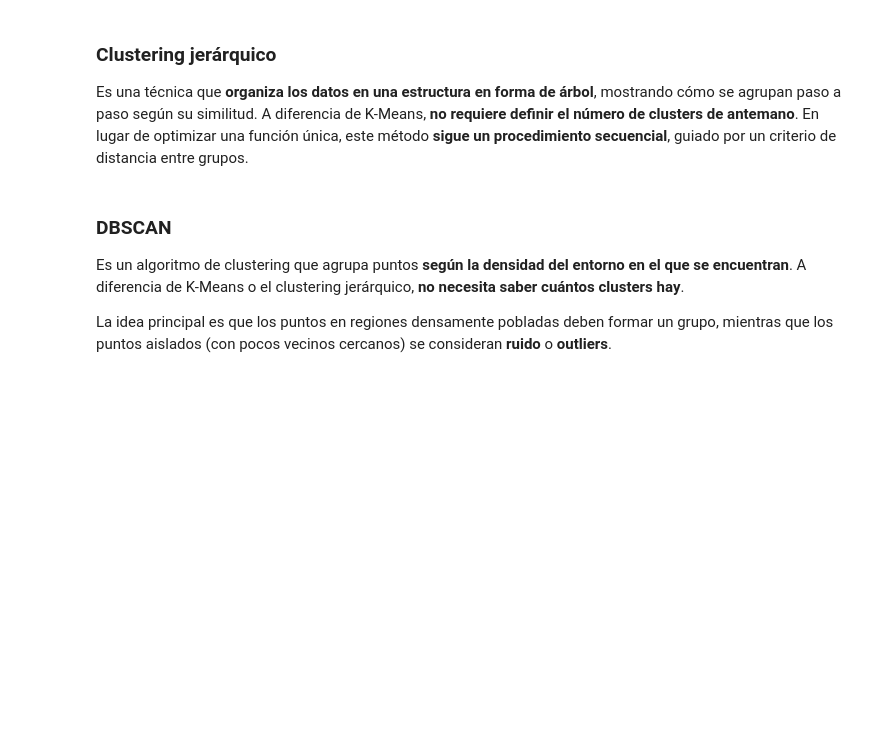
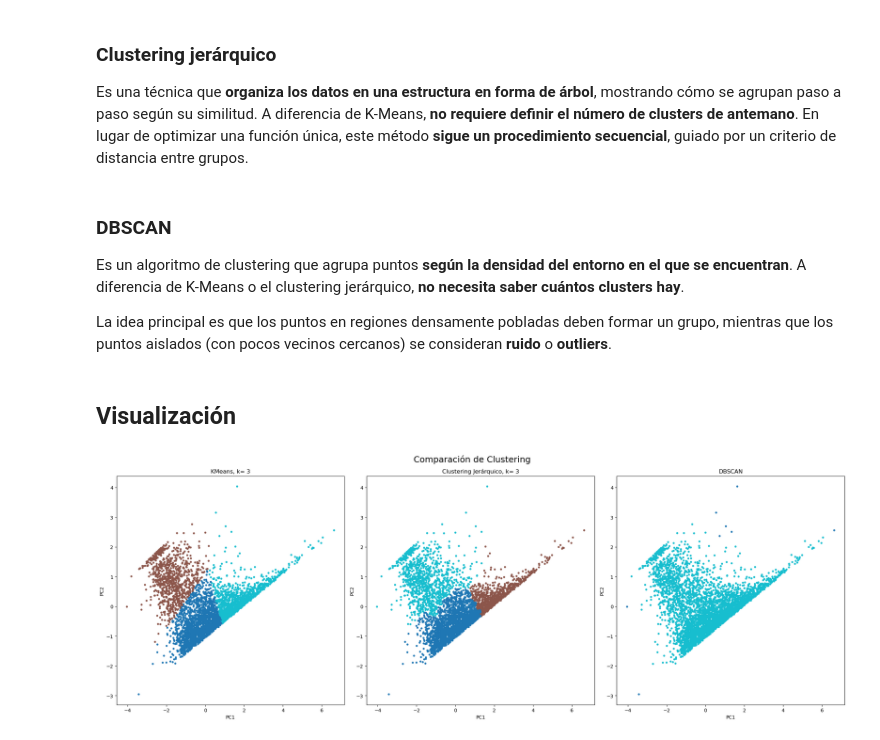
Before and after one commit to ctobar96/Latam_DataScience2024, a Jupyter notebook: Proyectos_MachineLearning/Desafio_SegmentaciónClientes/SegmentacionClientes.ipynb, the cells around one changed output. Cells and saved outputs as stored; diff of their text form; code cells hidden in the pictures; blank space fills up the shorter version.

Commit message:
Visualizacion de cluters y métricas

```diff
--- a/Proyectos_MachineLearning/Desafio_SegmentaciónClientes/SegmentacionClientes.ipynb
+++ b/Proyectos_MachineLearning/Desafio_SegmentaciónClientes/SegmentacionClientes.ipynb
@@ -412,0 +403,26 @@ plt.title('KMeans')
+# %% [markdown]
+## Visualización
+# %%
+# Visualización de los 3 clustering
+fig, axes = plt.subplots(1, 3, figsize=(22, 8))
+
+axes[0].scatter(X_pca[:, 0], X_pca[:, 1], c=label_kmeans, cmap='tab10', s=10)
+axes[0].set_title('KMeans, k= 3')
+axes[0].set_xlabel("PC1")
+axes[0].set_ylabel("PC2")
+
+axes[1].scatter(X_pca[:, 0], X_pca[:, 1], c=labels_hier, cmap='tab10', s=10)
+axes[1].set_title('Clustering Jerárquico, k= 3')
+axes[1].set_xlabel("PC1")
+axes[1].set_ylabel("PC2")
+
+axes[2].scatter(X_pca[:, 0], X_pca[:, 1], c=label_dbscan, cmap='tab10', s=10)
+axes[2].set_title('DBSCAN')
+axes[2].set_xlabel("PC1")
+axes[2].set_ylabel("PC2")
+
+plt.suptitle('Comparación de Clustering', fontsize=18)
+plt.tight_layout()
+plt.show()
+# %% [output]
+[figure, added]
```
Also changed, not shown: parts of 4 cells of this notebook.
